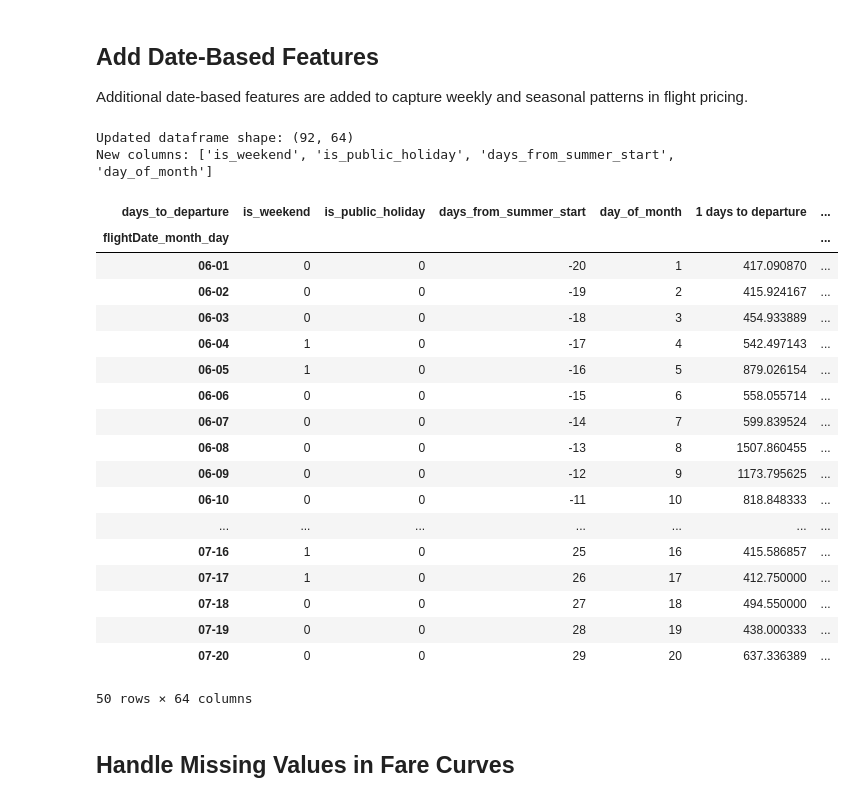
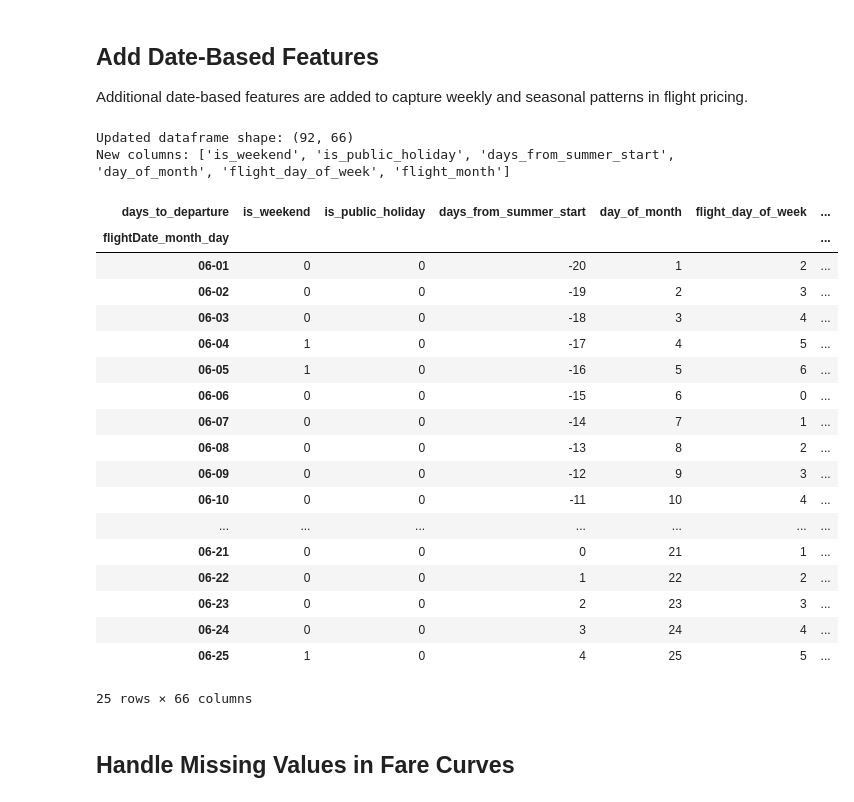
Before and after one commit to AndrasFerenczy/Applied-Machine-Learning-Project-CS-5785, a Jupyter notebook: preprocesssing.ipynb, the cells around one changed output. Saved outputs shown, nothing was run; the diff lists cells and outputs as text; code cells hidden in the pictures.

```diff
--- a/preprocessing_v2.ipynb
+++ b/preprocesssing.ipynb
@@ -25,7 +22,0 @@ Keep only the three core columns: searchDate, flightDate, and totalFare.
-# %%
-# Keep only the three core columns
-columns_to_keep = ['searchDate', 'flightDate', 'totalFare']
-df_filtered = df[columns_to_keep]
-print(f"Filtered dataset shape: {df_filtered.shape}")
-print(f"Filtered columns: {list(df_filtered.columns)}")
-df_filtered.head()
@@ -139,64 +289,53 @@ df_pivoted.iloc[0:25]
 Additional date-based features are added to capture weekly and seasonal
 patterns in flight pricing.
 # %%
-# Reconstruct flightDate from index and add date-based features
-# Convert index (mm-dd format) to full date with year 2022
 flightDate = pd.to_datetime('2022-' + df_pivoted.index)
 
-# Create is_weekend: 1 if Saturday (5) or Sunday (6), 0 otherwise
-# Note: flightDate is a DatetimeIndex, so use .dayofweek directly (not .dt.dayofweek)
+
 is_weekend = flightDate.dayofweek.isin([5, 6]).astype(int)
 
-# Create is_public_holiday: 1 if US 2022 federal holiday, 0 otherwise
-# US 2022 holidays in data range (June 1 - August 31, 2022):
-# Juneteenth (observed): 2022-06-20 (Monday)
-# Independence Day: 2022-07-04 (Monday)
+
 us_2022_holidays = pd.to_datetime(['2022-06-20', '2022-07-04'])
 is_public_holiday = flightDate.isin(us_2022_holidays).astype(int)
 
-# Create days_from_summer_start: days before (negative) or after (positive) June 21, 2022
-# Note: Subtracting datetimes gives TimedeltaIndex, use .days directly (not .dt.days)
 summer_start = pd.to_datetime('2022-06-21')
 days_from_summer_start = (flightDate - summer_start).days
 
-# Create day_of_month: day of the month (1-31)
-# Note: flightDate is a DatetimeIndex, so use .day directly (not .dt.day)
 day_of_month = flightDate.day
 
-# Insert the new columns into df_pivoted
-# Place them after the index but before the pivoted columns
 df_pivoted.insert(0, 'is_weekend', is_weekend)
 df_pivoted.insert(1, 'is_public_holiday', is_public_holiday)
 df_pivoted.insert(2, 'days_from_summer_start', days_from_summer_start)
 df_pivoted.insert(3, 'day_of_month', day_of_month)
+df_pivoted.insert(4, "flight_day_of_week", flightDate.dayofweek)
+df_pivoted.insert(5, "flight_month", flightDate.month)
 
-# Display the updated dataframe to verify the new columns
 print(f"Updated dataframe shape: {df_pivoted.shape}")
-print(f"New columns: {list(df_pivoted.columns[:4])}")
+print(f"New columns: {list(df_pivoted.columns[:6])}")
 
-df_pivoted.iloc[0:50]
+df_pivoted.iloc[0:25]
 # %% [output]
-Updated dataframe shape: (92, 64)
-New columns: ['is_weekend', 'is_public_holiday', 'days_from_summer_start', 'day_of_month']
+Updated dataframe shape: (92, 66)
+New columns: ['is_weekend', 'is_public_holiday', 'days_from_summer_start', 'day_of_month', 'flight_day_of_week', 'flight_month']
-| days_to_departure | is_weekend | is_public_holiday | days_from_summer_start | day_of_month | 1 days to departure | ... |
+| days_to_departure | is_weekend | is_public_holiday | days_from_summer_start | day_of_month | flight_day_of_week | ... |
 | flightDate_month_day |  |  |  |  |  | ... |
-| 06-01 | 0 | 0 | -20 | 1 | 417.090870 | ... |
-| 06-02 | 0 | 0 | -19 | 2 | 415.924167 | ... |
-| 06-03 | 0 | 0 | -18 | 3 | 454.933889 | ... |
-| 06-04 | 1 | 0 | -17 | 4 | 542.497143 | ... |
-| 06-05 | 1 | 0 | -16 | 5 | 879.026154 | ... |
-| 06-06 | 0 | 0 | -15 | 6 | 558.055714 | ... |
-| 06-07 | 0 | 0 | -14 | 7 | 599.839524 | ... |
-| 06-08 | 0 | 0 | -13 | 8 | 1507.860455 | ... |
-| 06-09 | 0 | 0 | -12 | 9 | 1173.795625 | ... |
-| 06-10 | 0 | 0 | -11 | 10 | 818.848333 | ... |
+| 06-01 | 0 | 0 | -20 | 1 | 2 | ... |
+| 06-02 | 0 | 0 | -19 | 2 | 3 | ... |
+| 06-03 | 0 | 0 | -18 | 3 | 4 | ... |
+| 06-04 | 1 | 0 | -17 | 4 | 5 | ... |
+| 06-05 | 1 | 0 | -16 | 5 | 6 | ... |
+| 06-06 | 0 | 0 | -15 | 6 | 0 | ... |
+| 06-07 | 0 | 0 | -14 | 7 | 1 | ... |
+| 06-08 | 0 | 0 | -13 | 8 | 2 | ... |
+| 06-09 | 0 | 0 | -12 | 9 | 3 | ... |
+| 06-10 | 0 | 0 | -11 | 10 | 4 | ... |
 | ... | ... | ... | ... | ... | ... | ... |
-| 07-16 | 1 | 0 | 25 | 16 | 415.586857 | ... |
-| 07-17 | 1 | 0 | 26 | 17 | 412.750000 | ... |
-| 07-18 | 0 | 0 | 27 | 18 | 494.550000 | ... |
-| 07-19 | 0 | 0 | 28 | 19 | 438.000333 | ... |
-| 07-20 | 0 | 0 | 29 | 20 | 637.336389 | ... |
+| 06-21 | 0 | 0 | 0 | 21 | 1 | ... |
+| 06-22 | 0 | 0 | 1 | 22 | 2 | ... |
+| 06-23 | 0 | 0 | 2 | 23 | 3 | ... |
+| 06-24 | 0 | 0 | 3 | 24 | 4 | ... |
+| 06-25 | 1 | 0 | 4 | 25 | 5 | ... |
-50 rows × 64 columns
+25 rows × 66 columns
 # %% [markdown]
 ## Handle Missing Values in Fare Curves
 # %%
```
Also changed, not shown: parts of 27 cells of this notebook, 5 other files.
